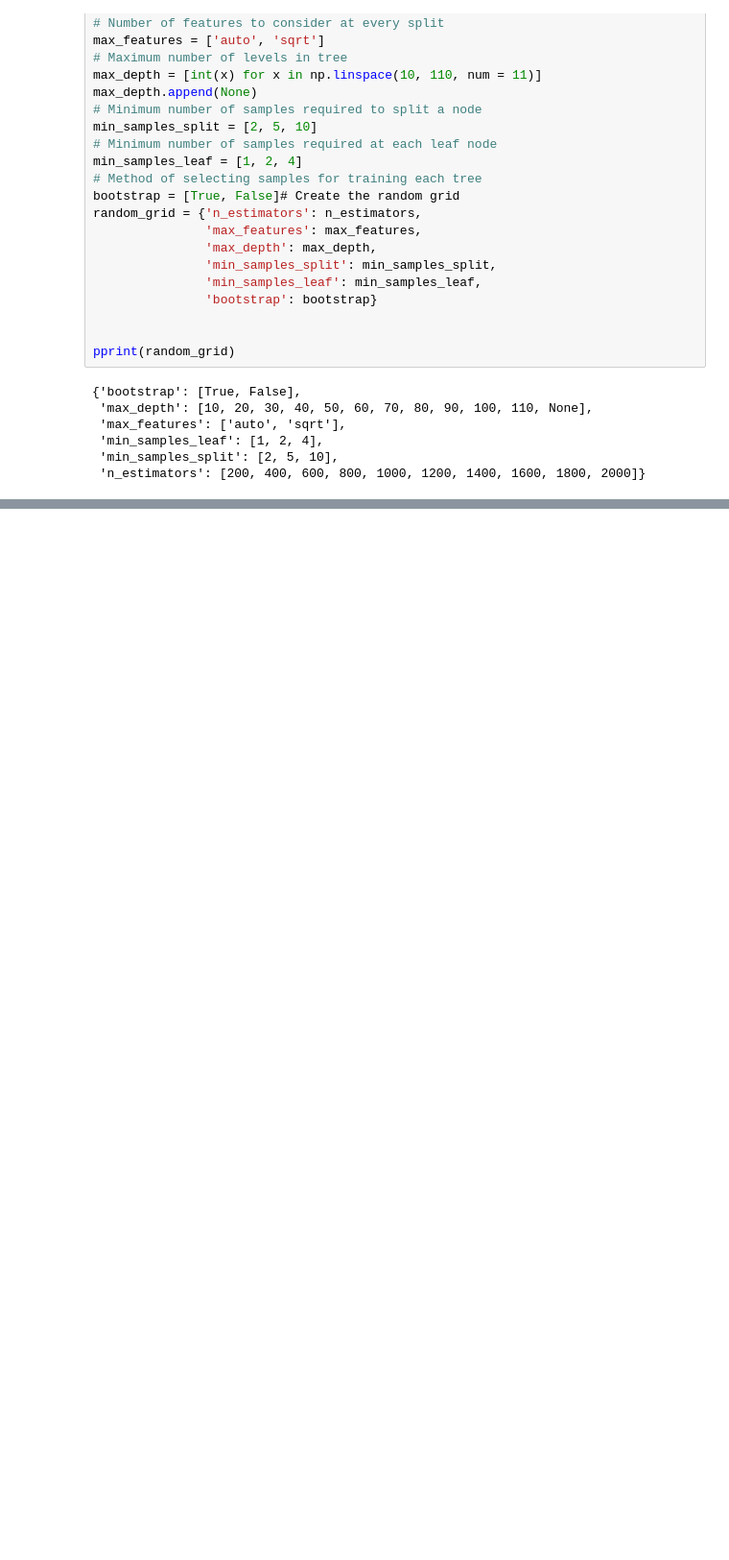
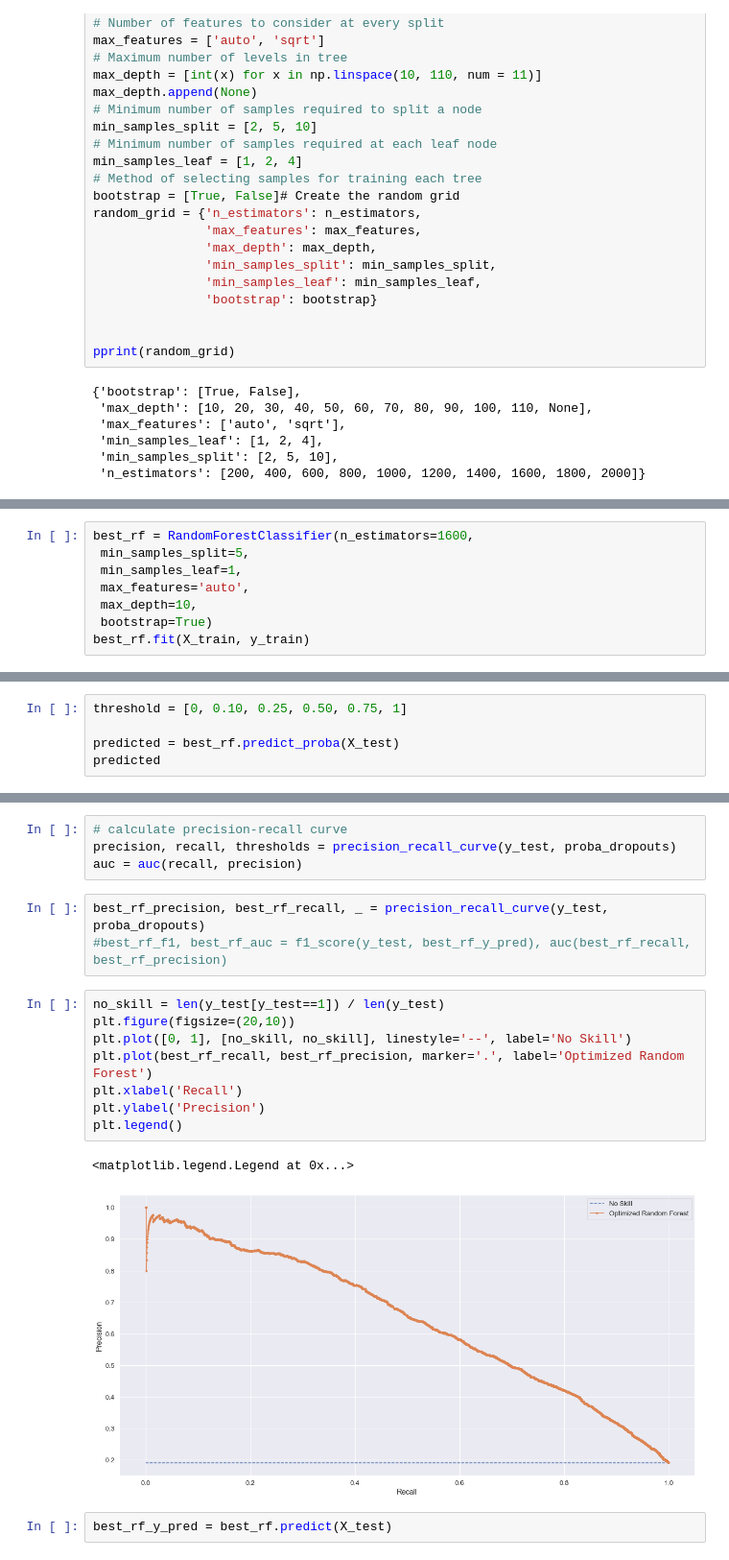
Before and after one commit to smileyfresh/dropout_predicting, a Jupyter notebook: 9th Grade Dropout Predictor.ipynb, the cells around one changed output, grey strips where cells are left out. Shown: that part at 96% size. Saved outputs shown, nothing was run; the diff lists cells and outputs as text; blank space fills up the shorter version.

```diff
--- a/9th Grade Dropout Predictor.ipynb
+++ b/9th Grade Dropout Predictor.ipynb
@@ -435,0 +454,8 @@ print(round(accuracy,4,)*100, "%")
+# %%
+best_rf = RandomForestClassifier(n_estimators=1600,
+ min_samples_split=5,
+ min_samples_leaf=1,
+ max_features='auto',
+ max_depth=10,
+ bootstrap=True)
+best_rf.fit(X_train, y_train)
@@ -435,0 +473,5 @@ print(round(accuracy,4,)*100, "%")
+# %%
+threshold = [0, 0.10, 0.25, 0.50, 0.75, 1]
+
+predicted = best_rf.predict_proba(X_test)
+predicted
@@ -435,0 +567,20 @@ print(round(accuracy,4,)*100, "%")
+# %%
+# calculate precision-recall curve
+precision, recall, thresholds = precision_recall_curve(y_test, proba_dropouts)
+auc = auc(recall, precision)
+# %%
+best_rf_precision, best_rf_recall, _ = precision_recall_curve(y_test, proba_dropouts)
+#best_rf_f1, best_rf_auc = f1_score(y_test, best_rf_y_pred), auc(best_rf_recall, best_rf_precision)
+# %%
+no_skill = len(y_test[y_test==1]) / len(y_test)
+plt.figure(figsize=(20,10))
+plt.plot([0, 1], [no_skill, no_skill], linestyle='--', label='No Skill')
+plt.plot(best_rf_recall, best_rf_precision, marker='.', label='Optimized Random Forest')
+plt.xlabel('Recall')
+plt.ylabel('Precision')
+plt.legend()
+# %% [output]
+<matplotlib.legend.Legend at 0x...>
+[figure, added]
+# %%
+best_rf_y_pred = best_rf.predict(X_test)
```
Also changed, not shown: parts of 31 cells of this notebook, 2 other files.
